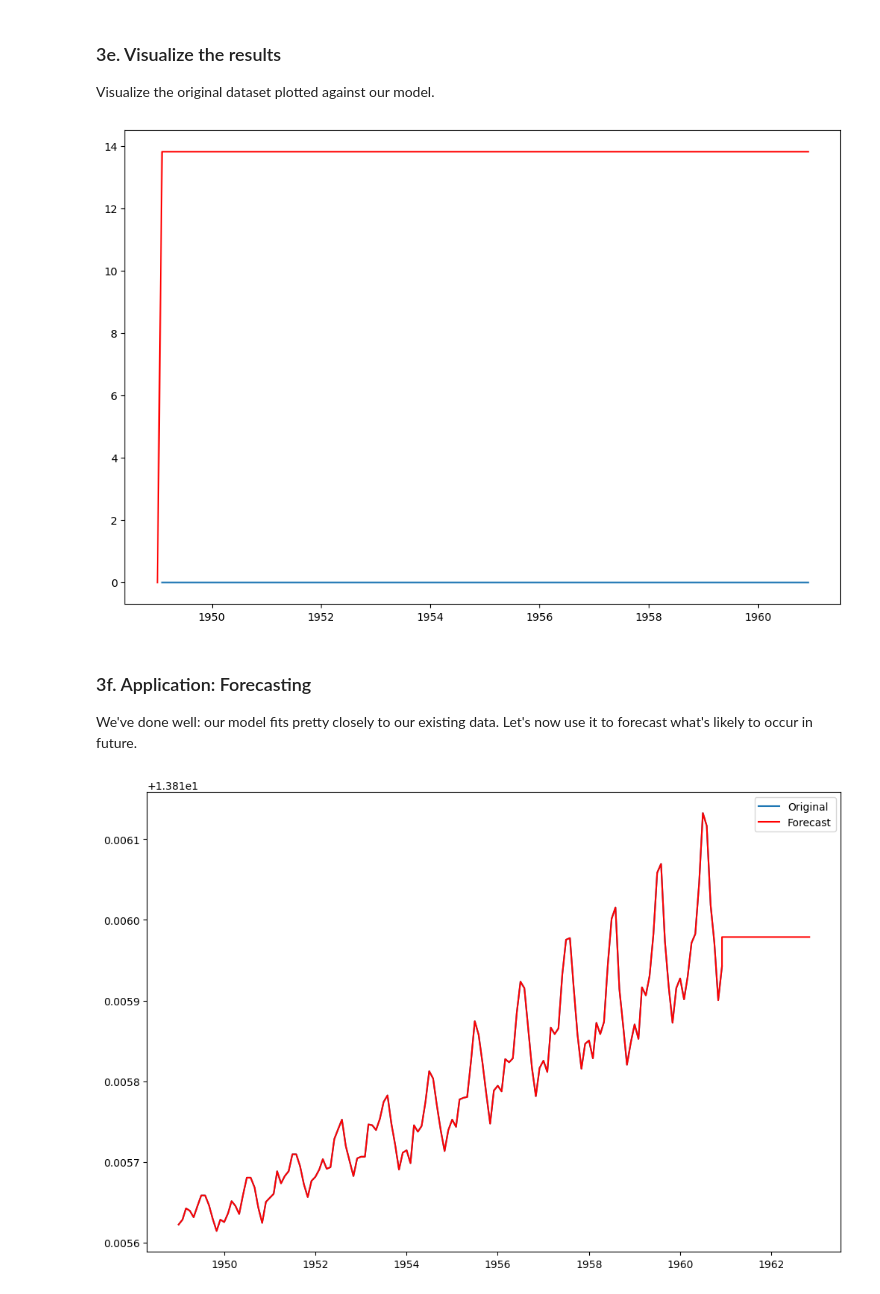
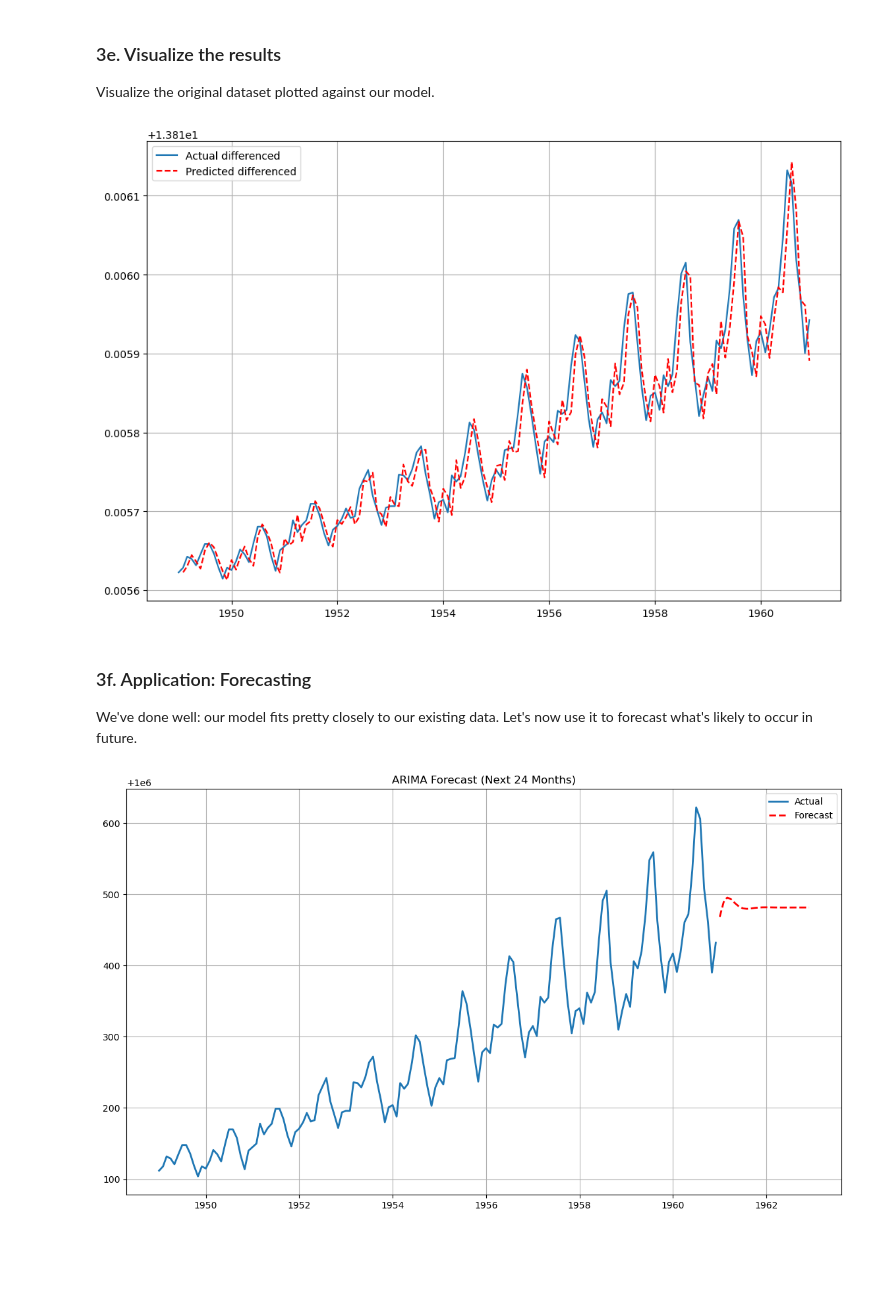
Before and after one commit to RuhelHaq/DataScienceGuidedCapstone, a Jupyter notebook: Notebooks/Cowboy Cigarettes Case Study - Tier 3.ipynb, the cells around one changed output. Cells and saved outputs as stored; diff of their text form; code cells hidden in the pictures; blank space fills up the shorter version.

```diff
--- a/Notebooks/Cowboy Cigarettes Case Study - Tier 3.ipynb
+++ b/Notebooks/Cowboy Cigarettes Case Study - Tier 3.ipynb
@@ -159,7 +182,7 @@ The data is now indexed by date, as time series data ought to be.
 
 Since we want to predict the number of cigarette sales at Cowboy cigarettes, and `y` is typically used to signify a predictor variable, let's create a new variable called `y` and assign the indexed #Passenger column.
 # %%
-y = cigData['#CigSales'].astype(float)
+y = cigData['#CigSales']
 # %% [markdown]
 Check the type of our new variable.
 # %%
@@ -453,14 +501,16 @@ MSE: 2.2522549151747734e-09
 # %% [markdown]
 So the best p,d, q, parameters for our ARIMA model are 2, 1, 1 respectively. Now we know this, we can build the model.
 # %%
-best_order = (2,1,1)
+p = 2
+d = 1
+q = 1
 
 # Fit ARIMA on y_log
-final_model = ARIMA(y_log, order=best_order)
-final_model_fit = final_model.fit()
+best_model = ARIMA(y_log, order=(p,d,q))
+best_model_fit = best_model.fit()
 
 # Forecast 24 months
-final_model_forecast_log = final_model_fit.forecast(steps=24)
+best_model_forecast_log = best_model_fit.forecast(24)
 # %% [markdown]
 We can take a look at a summary of the model this library has built around our data.
 # %%
@@ -488,13 +538,18 @@ Warnings:
 
 Visualize the original dataset plotted against our model.
 # %%
-# Call figure() and plot() on the plt
-plt.figure(figsize=(12,8))
-plt.plot(y_log.diff())
-plt.plot(final_model_fit.predict(), color = 'red')
+# Call figure and plot
+
+pred_diff = best_model_fit.predict(start=y_log_diff.index[0], end=y_log_diff.index[-1])
+
+plt.figure(figsize=(12, 8))
+plt.plot(y_log, label="Actual differenced")
+plt.plot(pred_diff, label="Predicted differenced", linestyle="dashed", color='red')
+plt.grid(True)
+plt.legend()
 plt.show()
 # %% [output]
-[figure, old version]
+[figure, new version]
 # %% [markdown]
 ### 3f. Application: Forecasting
 
@@ -502,26 +557,25 @@ We've done well: our model fits pretty closely to our existing data. Let's now u
 # %%
 # Declare a variable called forecast_period with the amount of months to forecast, and
 # create a range of future dates that is the length of the periods you've chosen to forecast
 forecast_period = 24
-date_range = pd.date_range(y_log.index[-1], periods = forecast_period,
-              freq='MS').strftime("%Y-%m-%d").tolist()
+forecasts = np.exp(best_model_forecast_log)
+# Create future dates
+future_dates = pd.date_range(
+                start=y.index[-1] + pd.offsets.MonthBegin(1),
+                periods=forecast_period,
+                freq='MS'
+)
 
-# Convert that range into a dataframe that includes your predictions
-# First, call DataFrame on pd
-future_months = pd.DataFrame(date_range, columns = ['Month'])
-# Let's now convert the 'Month' column to a datetime object with to_datetime
-future_months['Month'] = pd.to_datetime(future_months['Month'])
-future_months.set_index('Month', inplace = True)
-future_months['Prediction'] = final_model_forecast_log[0]
+# create a series for easy plotting
+forecast_series = pd.Series(forecast, index=future_dates)
 
-# Combine existing y_log and future forecast
-combined_log = pd.concat([y_log, future_months['Prediction']])
-
-# Plot
-plt.figure(figsize=(12,8))
-plt.plot(y_log, label='Original')
-plt.plot(combined_log, color='red', label='Forecast')
+# plot actual vs forecast
+plt.figure(figsize=(14,8))
+plt.plot(y, label='Actual', linewidth=2)
+plt.plot(forecast_series, label='Forecast', color='red', linestyle='dashed', linewidth=2)
+plt.title('ARIMA Forecast (Next 24 Months)')
+plt.grid(True)
 plt.legend()
 plt.show()
 # %% [output]
-[figure, old version]
+[figure, new version]
```
Also changed, not shown: parts of 20 cells of this notebook.
